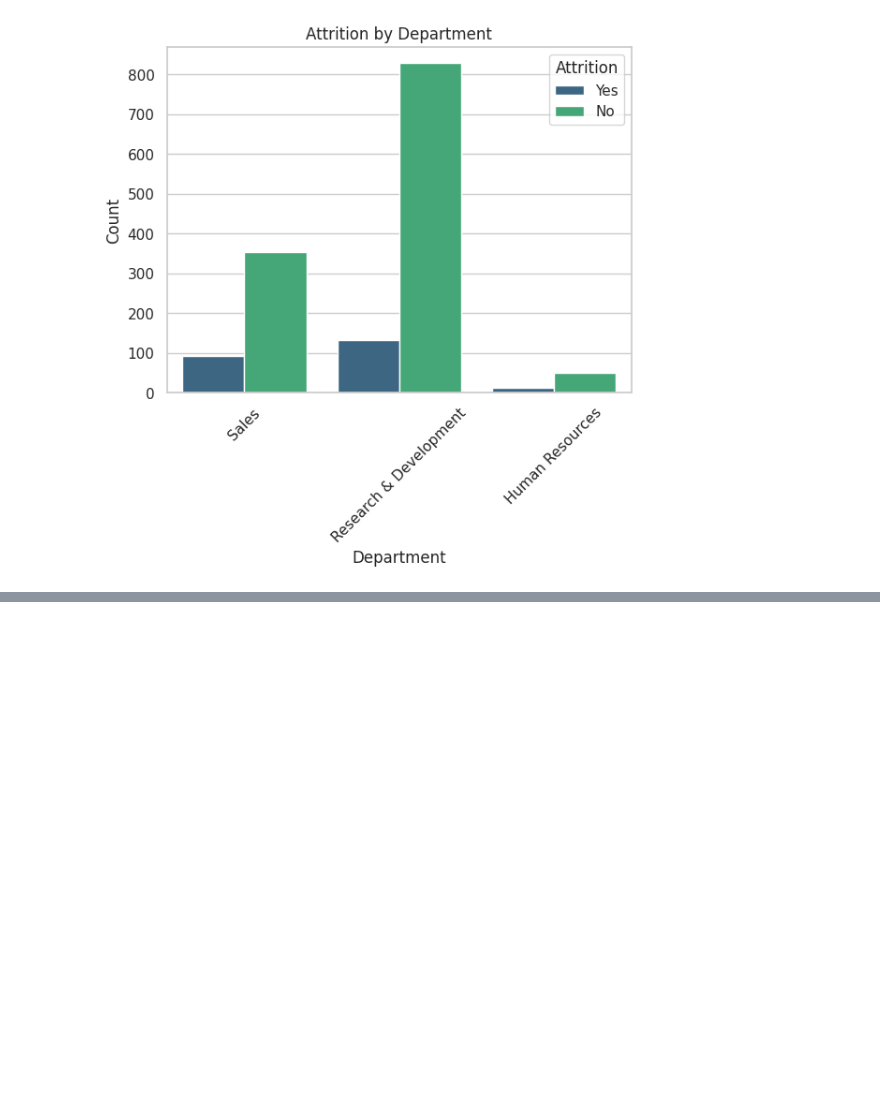
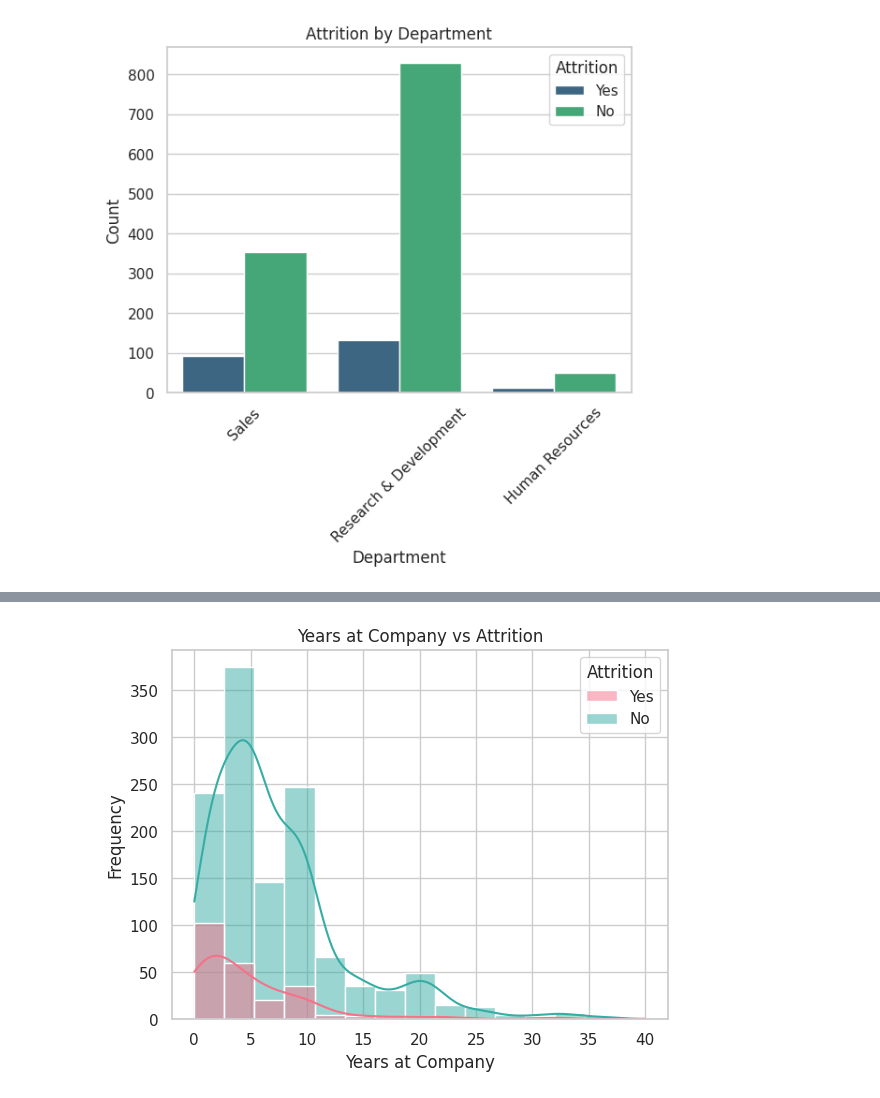
Before and after one commit to TomisinFalode/Projects, a Jupyter notebook: HR_Analytics.ipynb, the cells around one changed output, grey strips where cells are left out. Cells and saved outputs as stored; diff of their text form; code cells hidden in the pictures; blank space fills up the shorter version.

```diff
--- a/HR_Analytics.ipynb
+++ b/HR_Analytics.ipynb
@@ -138,0 +165,8 @@ plt.show()
+# %%
+sns.histplot(data=df, x='YearsAtCompany', hue='Attrition', bins=15, kde=True, palette='husl')
+plt.title('Years at Company vs Attrition')
+plt.xlabel('Years at Company')
+plt.ylabel('Frequency')
+plt.show()
+# %% [output]
+[figure, added]
```
Also changed, not shown: parts of 6 cells of this notebook.
